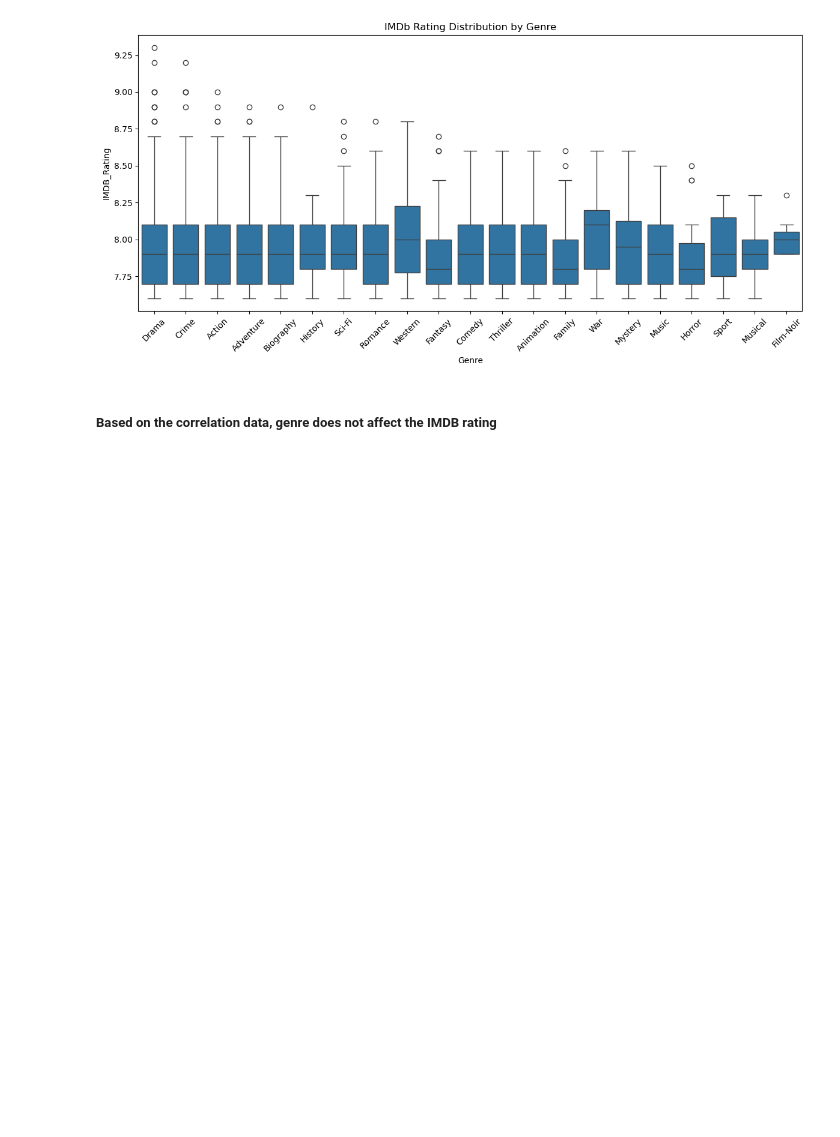
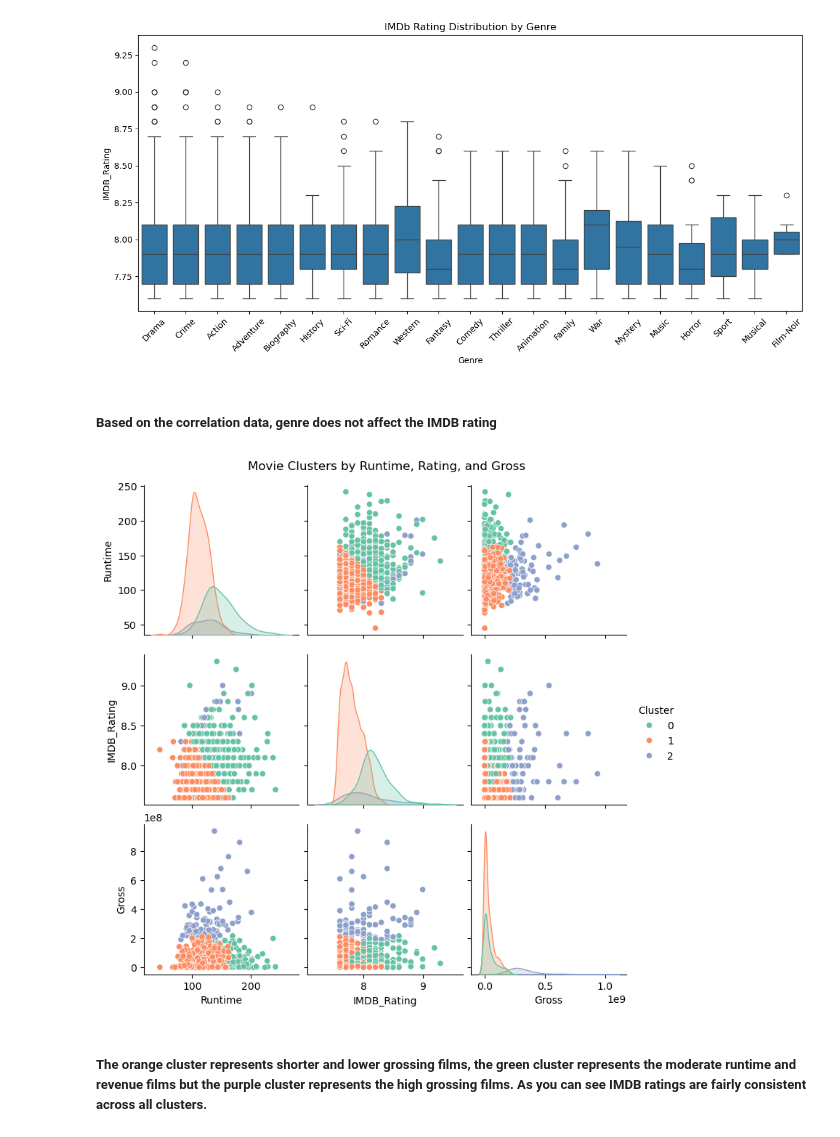
Before and after one commit to EduKass/ids_prakt, a Jupyter notebook: pw5.ipynb, the cells around one changed output. Cells and saved outputs as stored; diff of their text form; code cells hidden in the pictures; blank space fills up the shorter version.

```diff
--- a/pw5.ipynb
+++ b/pw5.ipynb
@@ -243,3 +245,25 @@ dtype: float64
 [figure]
 # %% [markdown]
 ##### Based on the correlation data, genre does not affect the IMDB rating
+# %%
+
+features = df[['Runtime', 'IMDB_Rating', 'Gross']].copy()
+# Standardize the features
+scaler = StandardScaler()
+scaled_features = scaler.fit_transform(features)
+
+# Apply KMeans clustering
+kmeans = KMeans(n_clusters=3, random_state=42)
+clusters = kmeans.fit_predict(scaled_features)
+
+# Add cluster labels to the features DataFrame
+features['Cluster'] = clusters
+
+# Visualize the clusters
+sns.pairplot(features, hue='Cluster', palette='Set2')
+plt.suptitle("Movie Clusters by Runtime, Rating, and Gross", y=1.02)
+plt.show()
+# %% [output]
+[figure, added]
+# %% [markdown]
+##### The orange cluster represents shorter and lower grossing films, the green cluster represents the moderate runtime and revenue films but the purple cluster represents the high grossing films. As you can see IMDB ratings are fairly consistent across all clusters.
```
Also changed, not shown: parts of 1 cell of this notebook.
